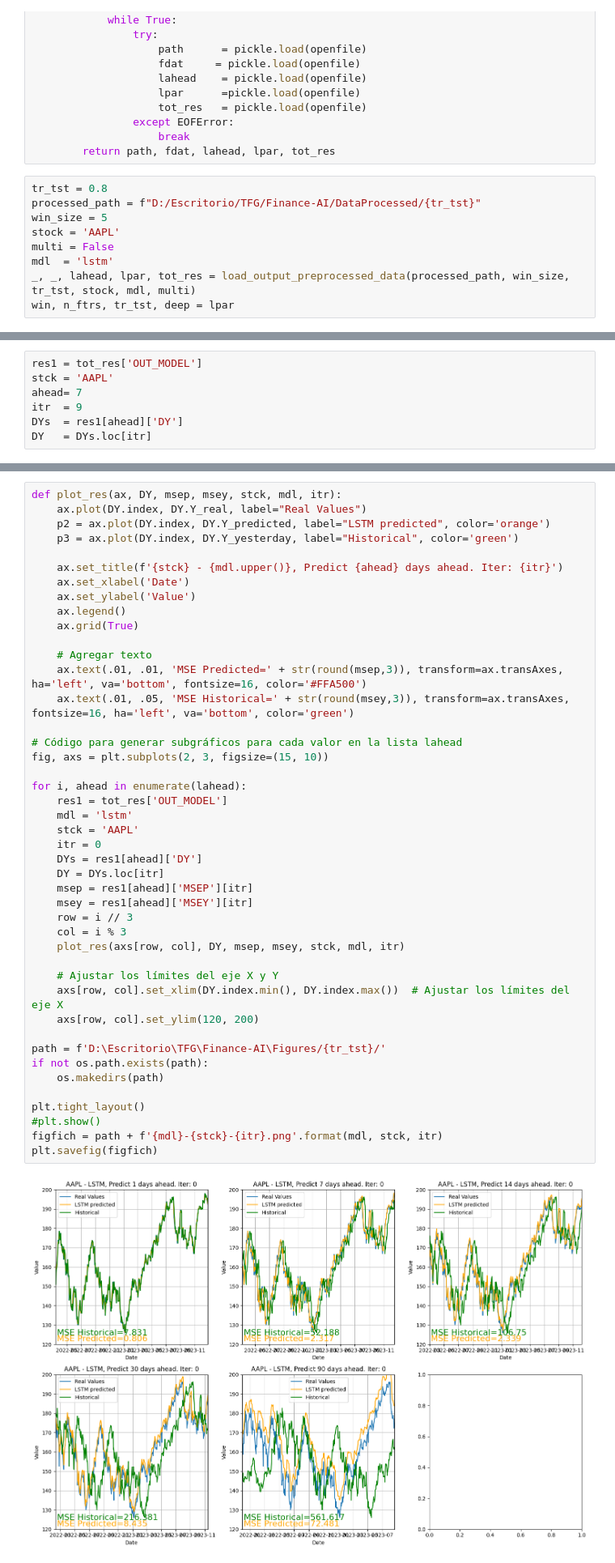
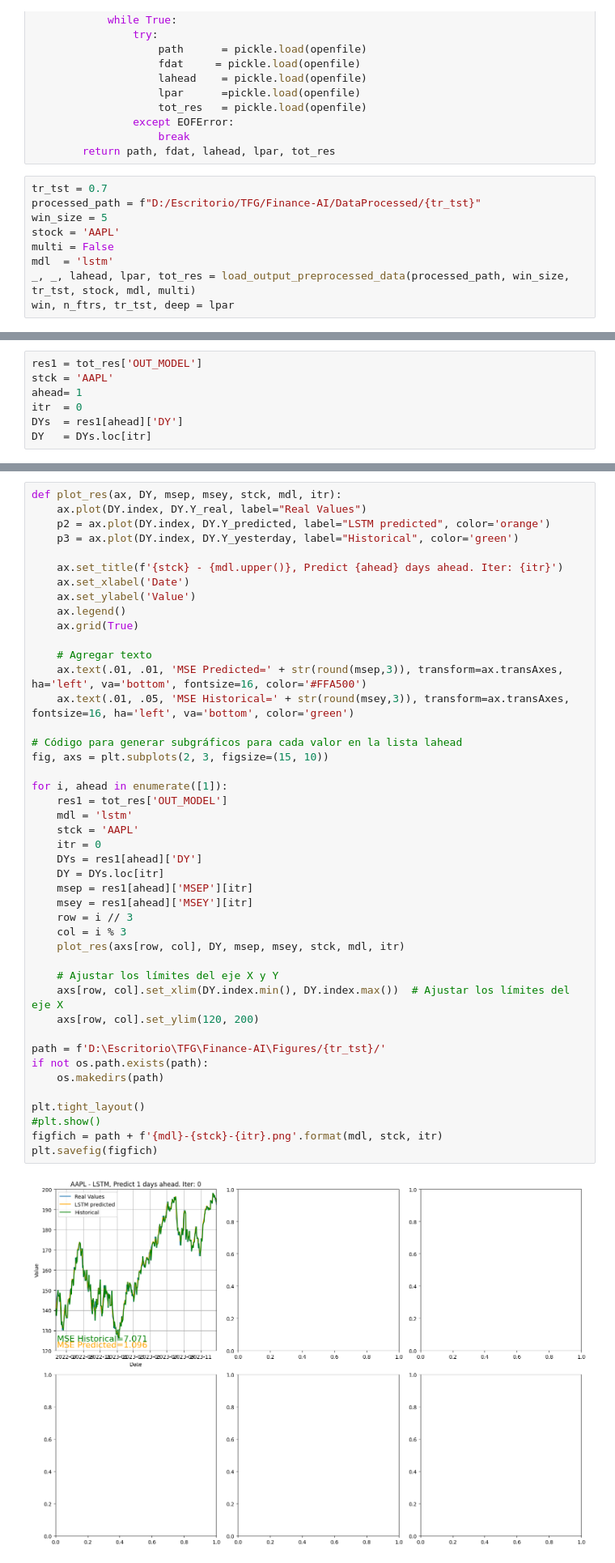
Before and after one commit to jordieres/Finance-AI, a Jupyter notebook: src/ModelsLSTM/VisualizationLSTM.ipynb, the cells around one changed output, grey strips where cells are left out. Shown at 81% size. Saved outputs shown, nothing was run; the diff lists cells and outputs as text.

```diff
--- a/src/ModelsLSTM/VisualizationLSTM.ipynb
+++ b/src/ModelsLSTM/VisualizationLSTM.ipynb
@@ -52,7 +50,7 @@ def load_output_preprocessed_data(path, win, tr_tst, stock, mld, multi=False):
                     break
         return path, fdat, lahead, lpar, tot_res
 # %%
-tr_tst = 0.8
+tr_tst = 0.7
 processed_path = f"D:/Escritorio/TFG/Finance-AI/DataProcessed/{tr_tst}"
 win_size = 5
 stock = 'AAPL'
@@ -67,8 +71,8 @@ dict_keys(['MODEL', 'AAPL', 1, 7, 14, 30, 90])
 # %%
 res1 = tot_res['OUT_MODEL']
 stck = 'AAPL'
-ahead= 7
-itr  = 9
+ahead= 1
+itr  = 0
 DYs  = res1[ahead]['DY']
 DY   = DYs.loc[itr]
 # %%
@@ -116,32 +107,32 @@ def plot_res(ax, DY, msep, msey, stck, mdl, itr):
     ax.text(.01, .05, 'MSE Historical=' + str(round(msey,3)), transform=ax.transAxes, fontsize=16, ha='left', va='bottom', color='green')
 
 # Código para generar subgráficos para cada valor en la lista lahead
 fig, axs = plt.subplots(2, 3, figsize=(15, 10))
 
-for i, ahead in enumerate(lahead):
+for i, ahead in enumerate([1]):
     res1 = tot_res['OUT_MODEL']
     mdl = 'lstm'
     stck = 'AAPL'
     itr = 0
     DYs = res1[ahead]['DY']
     DY = DYs.loc[itr]
     msep = res1[ahead]['MSEP'][itr]
     msey = res1[ahead]['MSEY'][itr]
     row = i // 3
     col = i % 3
     plot_res(axs[row, col], DY, msep, msey, stck, mdl, itr)
 
     # Ajustar los límites del eje X y Y
     axs[row, col].set_xlim(DY.index.min(), DY.index.max())  # Ajustar los límites del eje X
     axs[row, col].set_ylim(120, 200)
 
 path = f'D:\Escritorio\TFG\Finance-AI\Figures/{tr_tst}/'
 if not os.path.exists(path):
     os.makedirs(path)
 
 plt.tight_layout()
 #plt.show()
 figfich = path + f'{mdl}-{stck}-{itr}.png'.format(mdl, stck, itr)
 plt.savefig(figfich)
 # %% [output]
-[figure, old version]
+[figure, new version]
```
Also changed, not shown: parts of 5 cells of this notebook, 5 other files.
